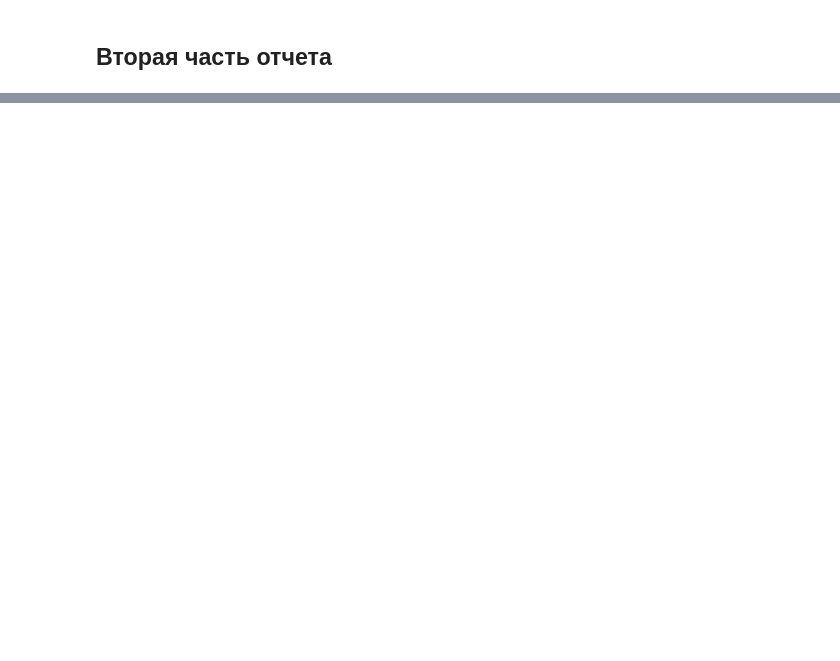
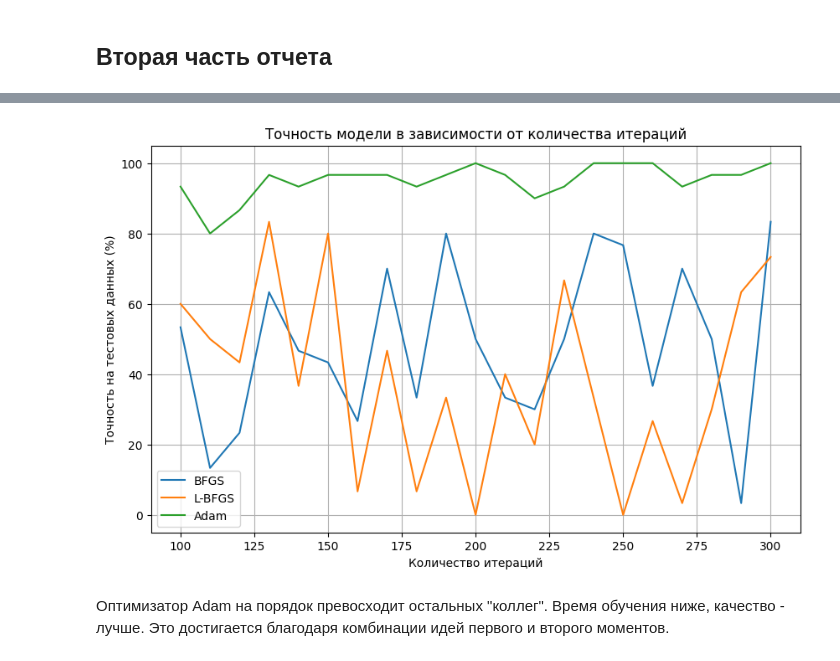
Before and after one commit to slikyumsh/MOMO, a Jupyter notebook: Lab2/report2.ipynb, the cells around one changed output, grey strips where cells are left out. Cells and saved outputs as stored; diff of their text form; code cells hidden in the pictures; blank space fills up the shorter version.

```diff
--- a/Lab2/report2.ipynb
+++ b/Lab2/report2.ipynb
@@ -90,0 +158,15 @@ accuracy_score(model2.predict(X_test), y_test)
+# %%
+plt.figure(figsize=(10, 6))
+plt.plot(results_bfgs['iterations'], [acc * 100 for acc in results_bfgs['accuracy']], label='BFGS')
+plt.plot(results_lbfgs['iterations'], [acc * 100 for acc in results_lbfgs['accuracy']], label='L-BFGS')
+plt.plot(results_adam['iterations'], [acc * 100 for acc in results_adam['accuracy']], label='Adam')
+plt.xlabel('Количество итераций')
+plt.ylabel('Точность на тестовых данных (%)')
+plt.title('Точность модели в зависимости от количества итераций')
+plt.legend()
+plt.grid(True)
+plt.show()
+# %% [output]
+[figure, added]
+# %% [markdown]
+Оптимизатор Adam на порядок превосходит остальных "коллег". Время обучения ниже, качество - лучше. Это достигается благодаря комбинации идей первого и второго моментов.
```
Also changed, not shown: parts of 11 cells of this notebook, 1 other file.
